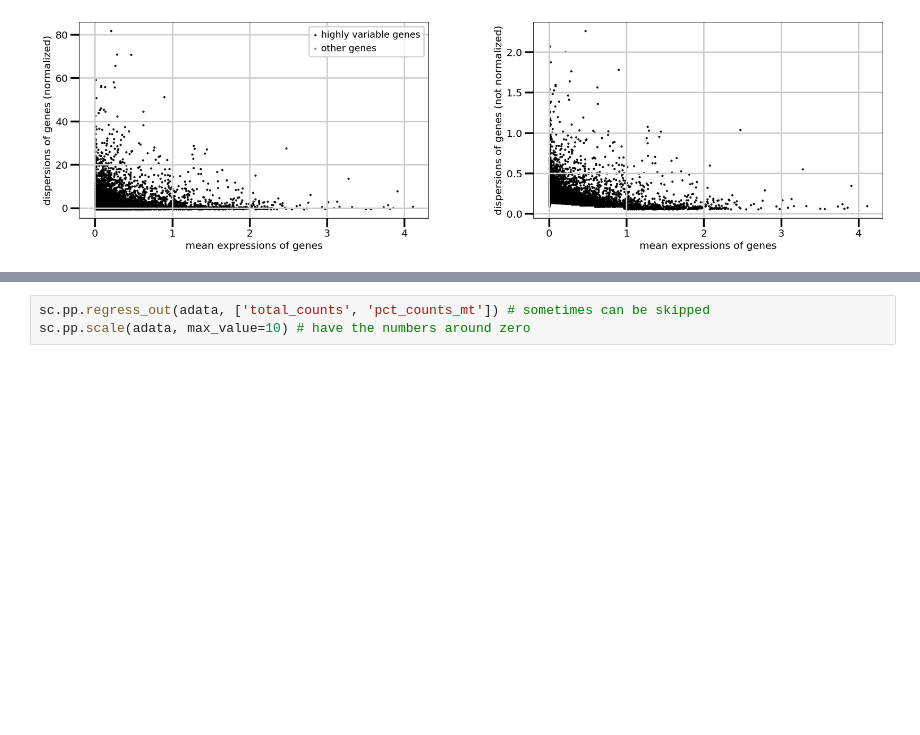
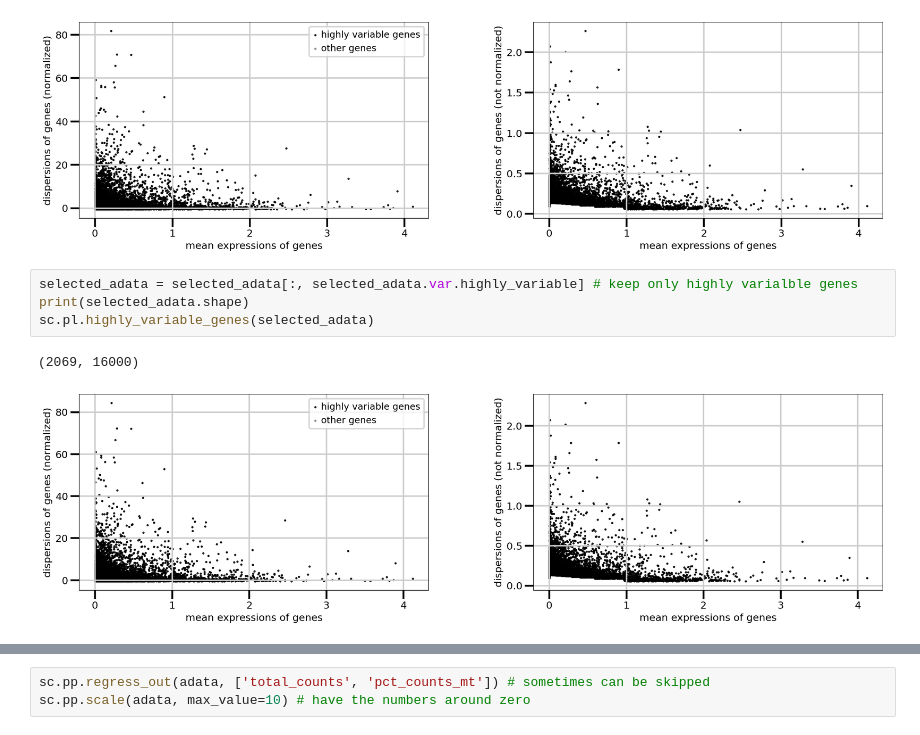
Before and after one commit to ilo21/single_cell_sequencing, a Jupyter notebook: my_new_analysis/campari_II_data_agregation.ipynb, the cells around one changed output, grey strips where cells are left out. Drawn from its saved outputs; the diff is of its cells as text; blank space fills up the shorter version.

```diff
--- a/my_new_analysis/campari_II_data_agregation.ipynb
+++ b/my_new_analysis/campari_II_data_agregation.ipynb
@@ -684,4 +785,11 @@ sc.pl.highly_variable_genes(adata)
 # %% [output]
 (2126, 16000)
 [figure]
+# %%
+selected_adata = selected_adata[:, selected_adata.var.highly_variable] # keep only highly varialble genes
+print(selected_adata.shape)
+sc.pl.highly_variable_genes(selected_adata)
+# %% [output]
+(2069, 16000)
+[figure, added]
 # %%
```
Also changed, not shown: parts of 17 cells of this notebook, 3 other files.
